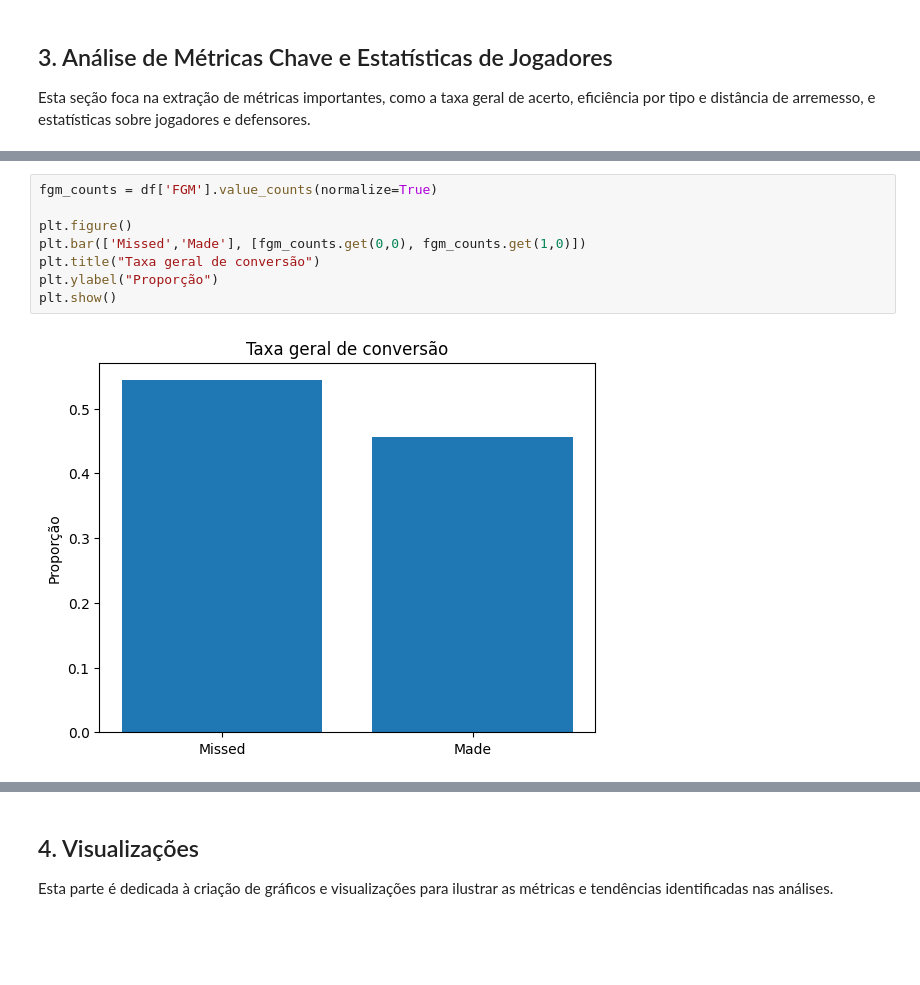
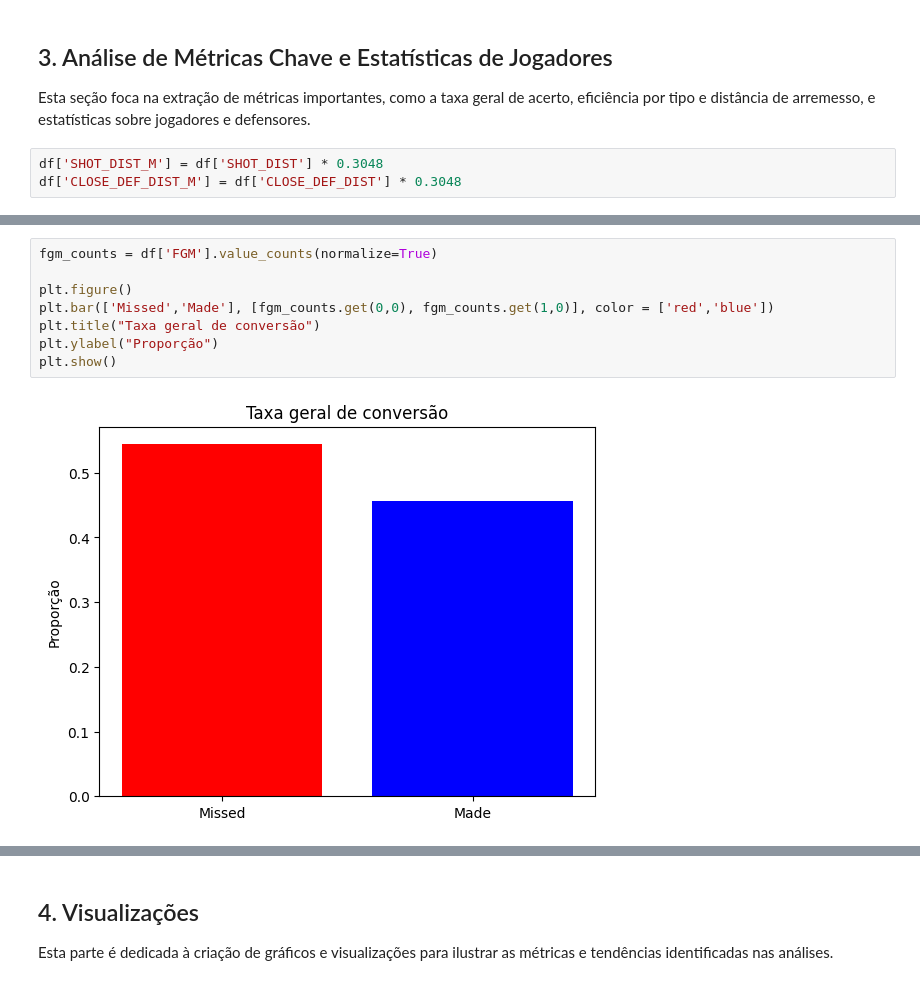
Before and after one commit to lkssraw-7/shot-logs-nba, a Jupyter notebook: Copy_of_Atividade_1_BigData_.ipynb, the cells around one changed output, grey strips where cells are left out. Drawn from its saved outputs; the diff is of its cells as text; blank space fills up the shorter version.

```diff
--- a/Copy_of_Atividade_1_BigData_.ipynb
+++ b/Copy_of_Atividade_1_BigData_.ipynb
@@ -62,6 +63,9 @@ df
 ## 3. Análise de Métricas Chave e Estatísticas de Jogadores
 
 Esta seção foca na extração de métricas importantes, como a taxa geral de acerto, eficiência por tipo e distância de arremesso, e estatísticas sobre jogadores e defensores.
+# %%
+df['SHOT_DIST_M'] = df['SHOT_DIST'] * 0.3048
+df['CLOSE_DEF_DIST_M'] = df['CLOSE_DEF_DIST'] * 0.3048
 # %%
 print("\nTaxa geral de acerto:")
 print(df['FGM'].mean())
@@ -118,13 +122,13 @@ Name: count, dtype: int64
 # %%
 fgm_counts = df['FGM'].value_counts(normalize=True)
 
 plt.figure()
-plt.bar(['Missed','Made'], [fgm_counts.get(0,0), fgm_counts.get(1,0)])
+plt.bar(['Missed','Made'], [fgm_counts.get(0,0), fgm_counts.get(1,0)], color = ['red','blue'])
 plt.title("Taxa geral de conversão")
 plt.ylabel("Proporção")
 plt.show()
 # %% [output]
-[figure, old version]
+[figure, new version]
 # %%
 pts_eff = df.groupby('PTS_TYPE')['FGM'].mean()
 
```
Also changed, not shown: parts of 13 cells of this notebook.
